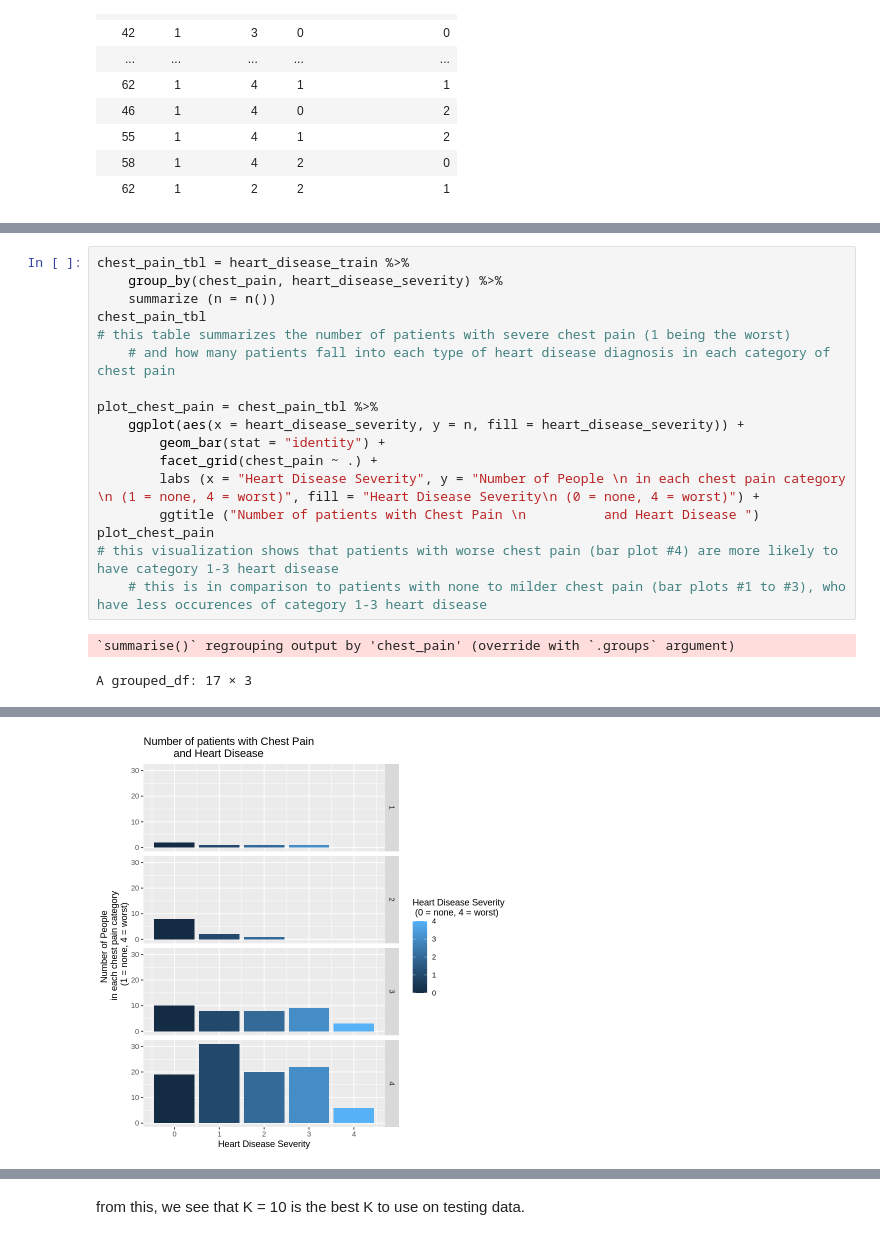
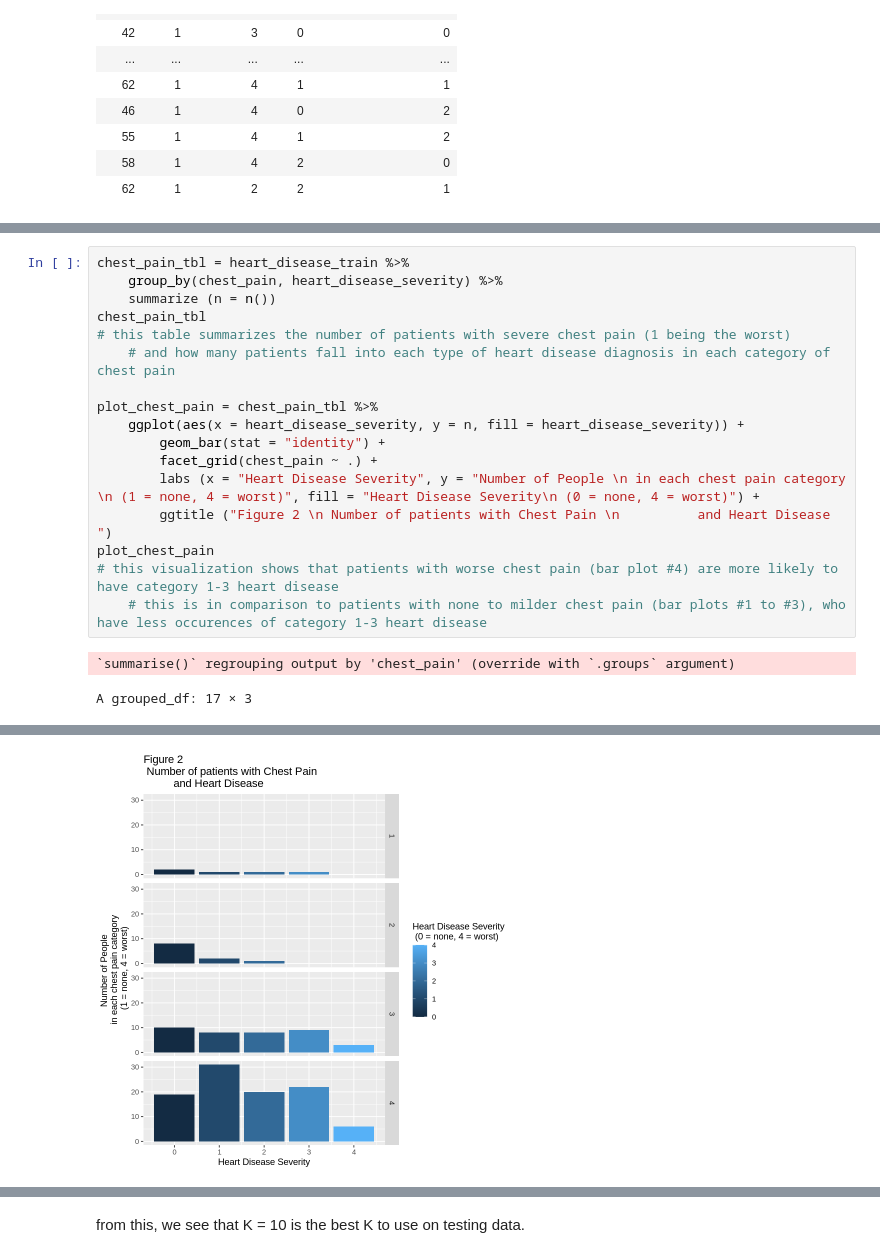
Before and after one commit to catherinepepin/DSCI_COMPLETE, a Jupyter notebook: Complete_Copy.ipynb, the cells around one changed output, grey strips where cells are left out. Cells and saved outputs as stored; diff of their text form.

```diff
--- a/Complete_Copy.ipynb
+++ b/Complete_Copy.ipynb
@@ -143,35 +127,35 @@ chest_pain_tbl
 plot_chest_pain = chest_pain_tbl %>%
     ggplot(aes(x = heart_disease_severity, y = n, fill = heart_disease_severity)) +
         geom_bar(stat = "identity") +
         facet_grid(chest_pain ~ .) +
         labs (x = "Heart Disease Severity", y = "Number of People \n in each chest pain category \n (1 = none, 4 = worst)", fill = "Heart Disease Severity\n (0 = none, 4 = worst)") +
-        ggtitle ("Number of patients with Chest Pain \n          and Heart Disease ")
+        ggtitle ("Figure 2 \n Number of patients with Chest Pain \n          and Heart Disease ")
 plot_chest_pain
 # this visualization shows that patients with worse chest pain (bar plot #4) are more likely to have category 1-3 heart disease
     # this is in comparison to patients with none to milder chest pain (bar plots #1 to #3), who have less occurences of category 1-3 heart disease
 # %% [output]
 `summarise()` regrouping output by 'chest_pain' (override with `.groups` argument)
 A grouped_df: 17 × 3
 | chest_pain | heart_disease_severity | n |
 | <dbl> | <dbl> | <int> |
 | 1 | 0 | 2 |
 | 1 | 1 | 1 |
 | 1 | 2 | 1 |
 | 1 | 3 | 1 |
 | 2 | 0 | 8 |
 | 2 | 1 | 2 |
 | 2 | 2 | 1 |
 | 3 | 0 | 10 |
 | 3 | 1 | 8 |
 | 3 | 2 | 8 |
 | 3 | 3 | 9 |
 | 3 | 4 | 3 |
 | 4 | 0 | 19 |
 | 4 | 1 | 31 |
 | 4 | 2 | 20 |
 | 4 | 3 | 22 |
 | 4 | 4 | 6 |
-[figure, old version]
+[figure, new version]
 # %%
 ecg_tbl = heart_disease_train %>%
     group_by(ecg, heart_disease_severity) %>%
```
Also changed, not shown: parts of 13 cells of this notebook.
